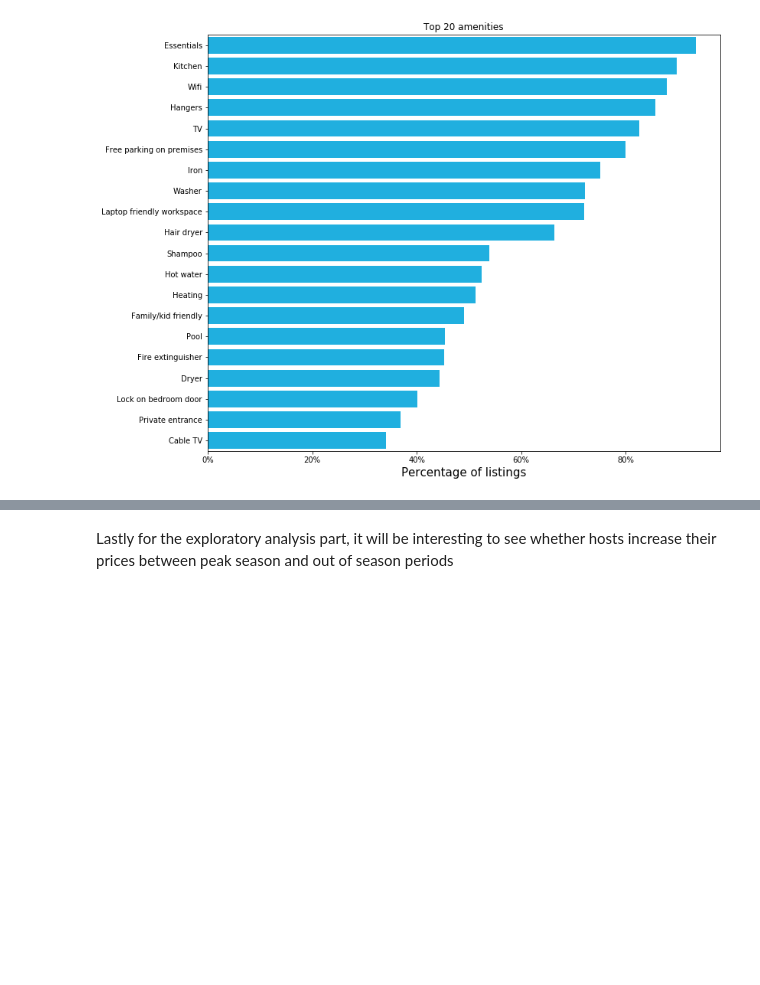
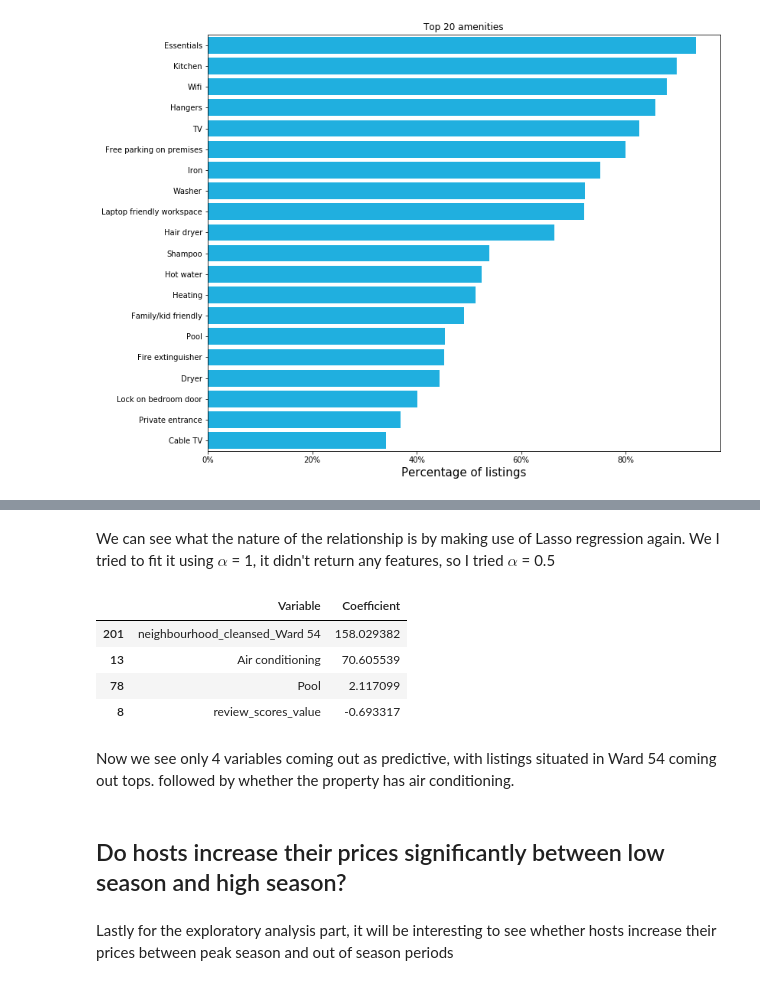
Before and after one commit to Rmostert/Airbnb-CT-analysis, a Jupyter notebook: Airbnb Cape Town EDA.ipynb, the cells around one changed output, grey strips where cells are left out. Saved outputs shown, nothing was run; the diff lists cells and outputs as text; code cells hidden in the pictures; blank space fills up the shorter version.

```diff
--- a/Airbnb Cape Town EDA.ipynb
+++ b/Airbnb Cape Town EDA.ipynb
@@ -397,5 +506,6 @@ pd.pivot_table(index='smart_location',columns='neighbourhood_cleansed',
 To get the suburb, we can can write the following lambda function
 # %%
 get_suburb = lambda textstring: textstring.title().split(',')[0].strip()
-outliers_removed['suburb'] = outliers_removed['smart_location'].apply(get_suburb)
+
+combined_df['suburb'] = outliers_removed['smart_location'].apply(get_suburb)
 # %%
@@ -635,3 +778,23 @@ plt.savefig('graphs/How long an Airbnb host.png')
+# %% [markdown]
+We can see what the nature of the relationship is by making use of Lasso regression again. We I tried to fit it using  $\alpha$ = 1, it didn't return any features, so I tried $\alpha$ = 0.5
+# %%
+lasso_model = Lasso(normalize=True,alpha=0.5)
+
+lasso_model.fit(X,y2)
+
+output = lasso_summary_table(lasso_model,features)
+
+output
+# %% [output]
+|  | Variable | Coefficient |
+| 201 | neighbourhood_cleansed_Ward 54 | 158.029382 |
+| 13 | Air conditioning | 70.605539 |
+| 78 | Pool | 2.117099 |
+| 8 | review_scores_value | -0.693317 |
+# %% [markdown]
+Now we see only 4 variables coming out as predictive, with listings situated in Ward 54 coming out tops. followed by whether the property has air conditioning.
+# %% [markdown]
+## Do hosts increase their prices significantly between low season and high season?
 # %% [markdown]
 Lastly for the exploratory analysis part, it will be interesting to see whether hosts increase their prices between peak season and out of season periods
 # %%
```
Also changed, not shown: parts of 171 cells of this notebook.
